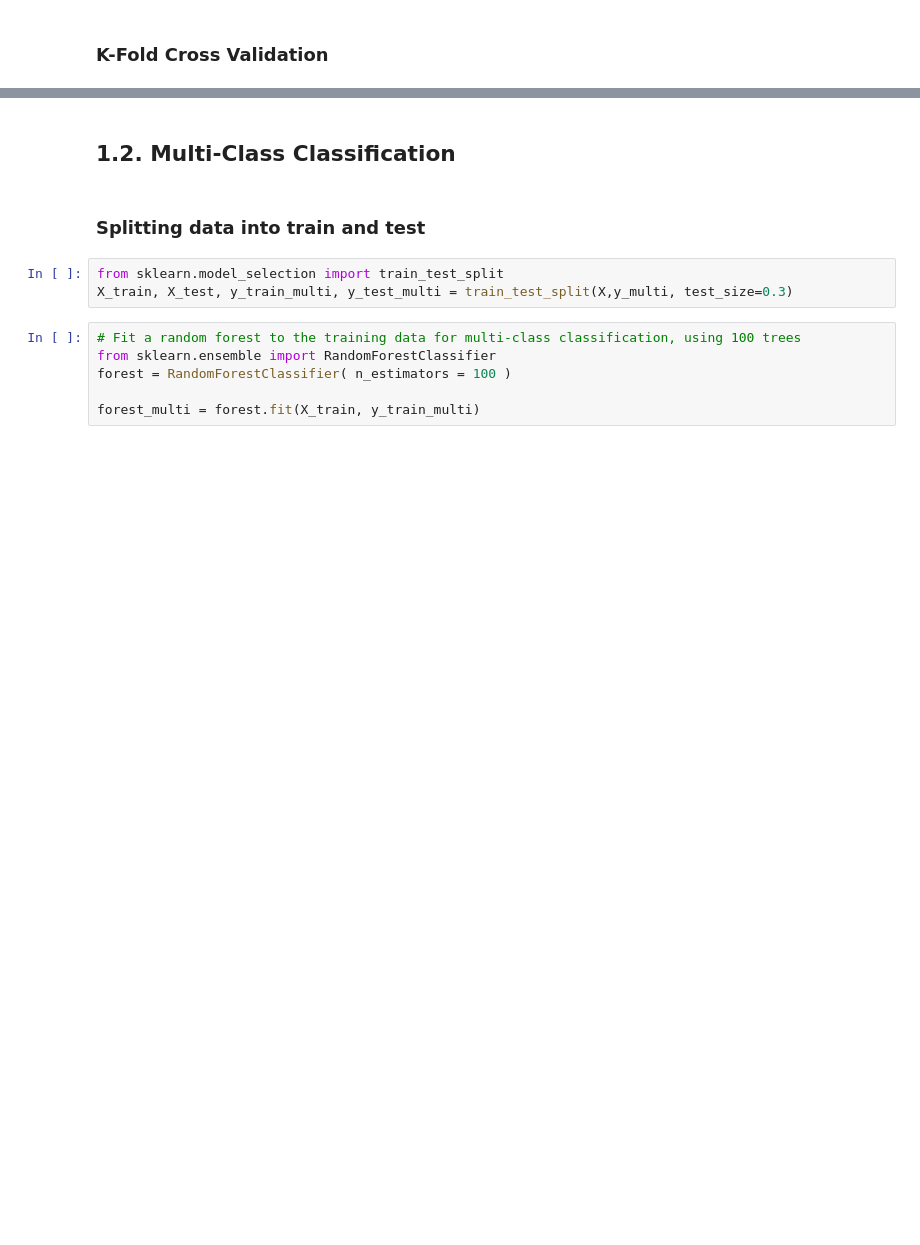
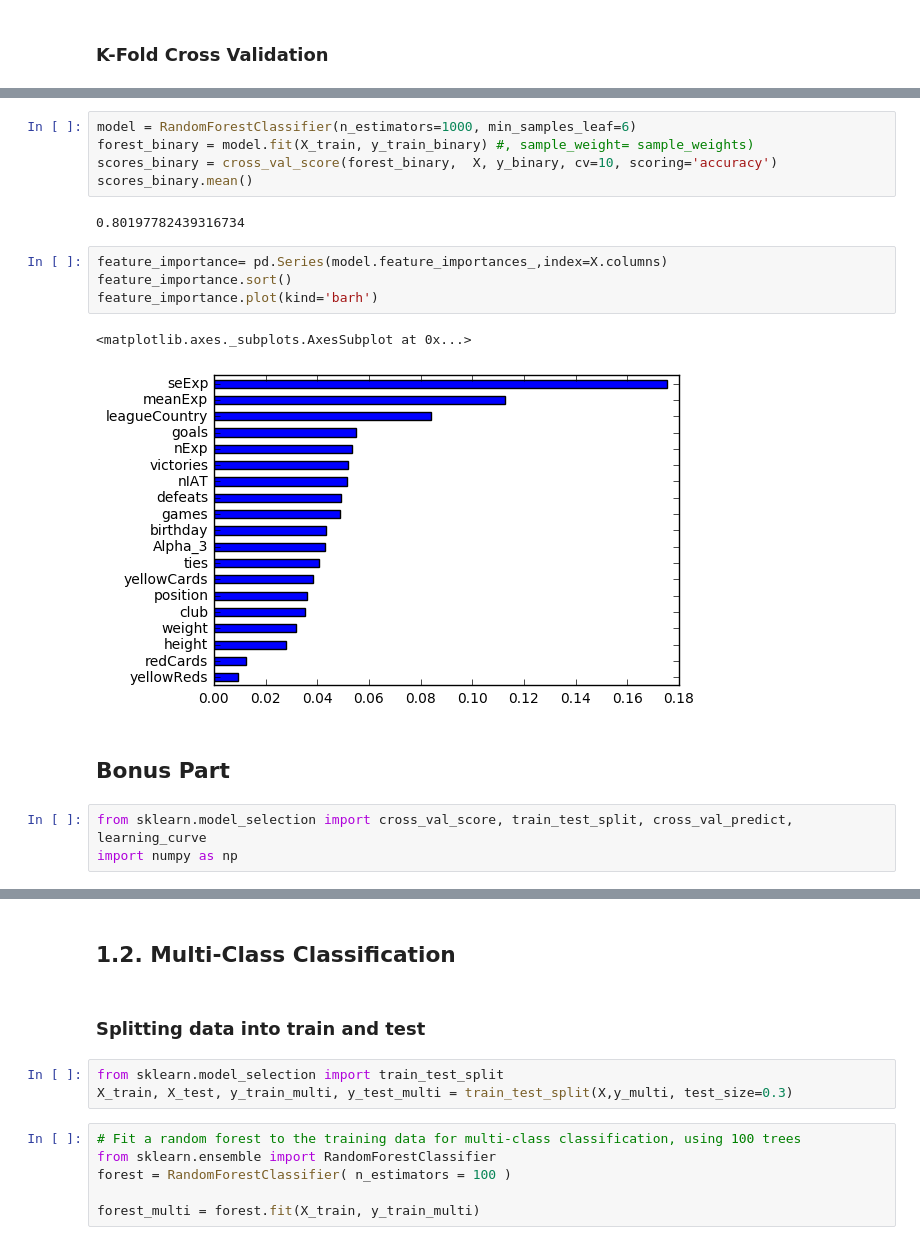
Before and after one commit to meryemmhamdi1/Gokcen_Meryem_Riyadh_ADA, a Jupyter notebook: 04 - Applied ML/HW4.ipynb, the cells around one changed output, grey strips where cells are left out. Drawn from its saved outputs; the diff is of its cells as text; blank space fills up the shorter version.

```diff
--- a/04 - Applied ML/HW4.ipynb
+++ b/04 - Applied ML/HW4.ipynb
@@ -211,0 +280,19 @@ scores_binary.mean()
+# %%
+model = RandomForestClassifier(n_estimators=1000, min_samples_leaf=6)
+forest_binary = model.fit(X_train, y_train_binary) #, sample_weight= sample_weights)
+scores_binary = cross_val_score(forest_binary,  X, y_binary, cv=10, scoring='accuracy')
+scores_binary.mean()
+# %% [output]
+0.80197782439316734
+# %%
+feature_importance= pd.Series(model.feature_importances_,index=X.columns)
+feature_importance.sort()
+feature_importance.plot(kind='barh')
+# %% [output]
+<matplotlib.axes._subplots.AxesSubplot at 0x...>
+[figure, added]
+# %% [markdown]
+## Bonus Part
+# %%
+from sklearn.model_selection import cross_val_score, train_test_split, cross_val_predict, learning_curve
+import numpy as np
```
Also changed, not shown: parts of 15 cells of this notebook, 2 other files.
